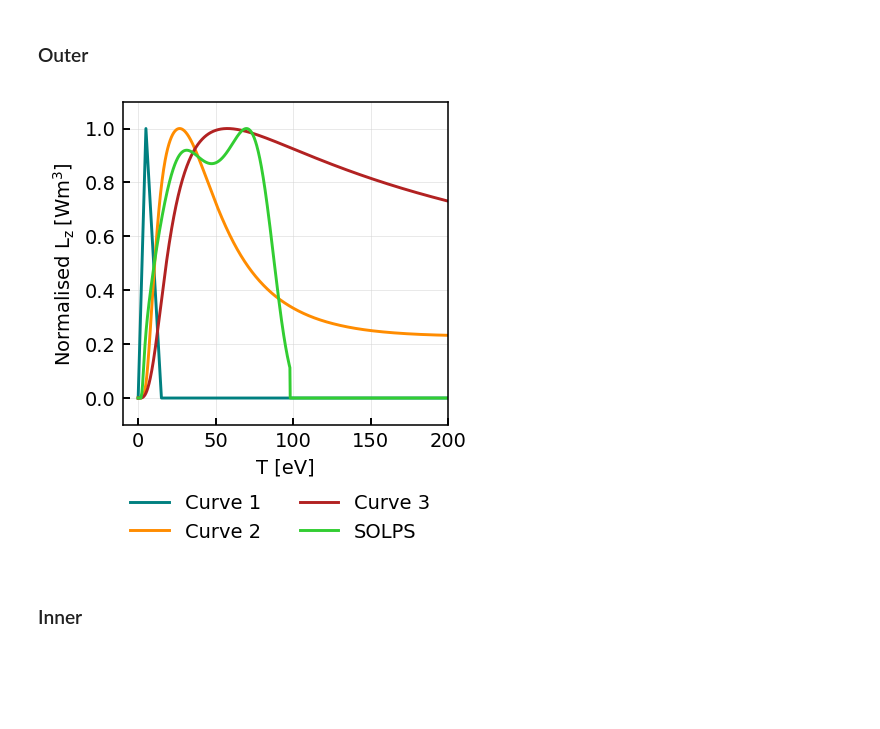
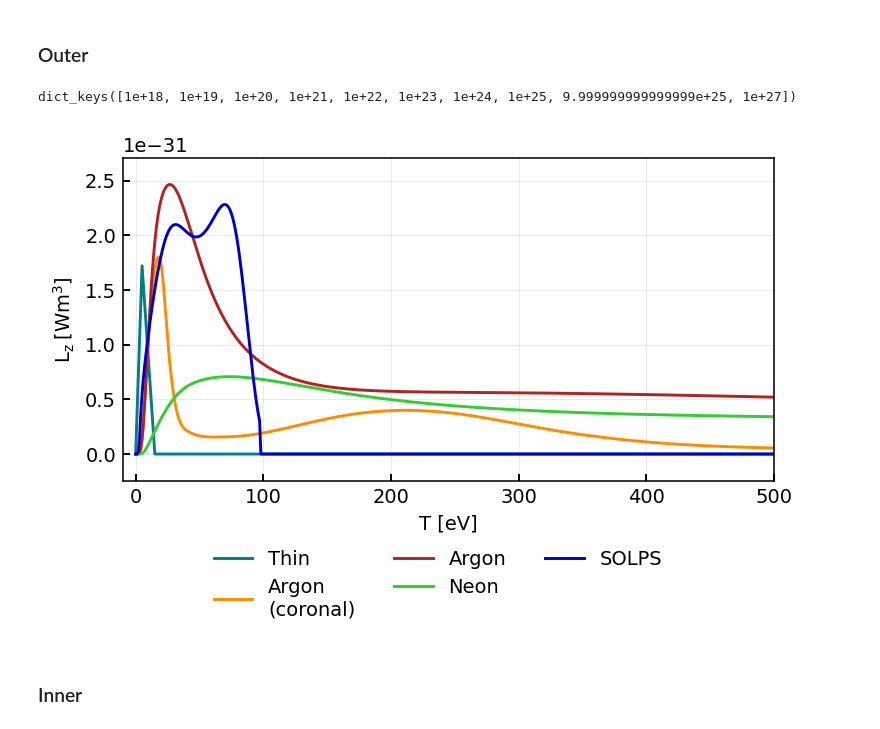
Before and after one commit to mikekryjak/notebooks, a Jupyter notebook: DLS/Paper/Wide radiation region analysis v3 WIP.ipynb, the cells around one changed output. Saved outputs shown, nothing was run; the diff lists cells and outputs as text; code cells hidden in the pictures; blank space fills up the shorter version.

```diff
--- a/DLS/Paper/Wide radiation region analysis v3 WIP.ipynb
+++ b/DLS/Paper/Wide radiation region analysis v3 WIP.ipynb
@@ -32,8 +33,8 @@ change_colors("default")
 # Read SOLPS case
 # %%
 balance_paths = {
-    "100MW_inner_arpuff" : r"C:\Users\mikek\OneDrive\Project\DLS\from ryoko\2024-11-05 - CDN V10 runs\V10_100MW_inner_ar_seed\step0_A5e21D1e24spr",
-    "100MW_innerar_midplanepuff" : r"C:\Users\mikek\OneDrive\Project\DLS\from ryoko\2024-11-05 - CDN V10 runs\V10_100MW_inner_ar_seed_impomp_puff\step2_Xomp20_A8e21D0p4e24sp50r",
+    "100MW_inner_arpuff" : r"C:\Users\Mike\OneDrive\Project\DLS\from ryoko\2024-11-05 - CDN V10 runs\V10_100MW_inner_ar_seed\step0_A5e21D1e24spr",
+    "100MW_innerar_midplanepuff" : r"C:\Users\Mike\OneDrive\Project\DLS\from ryoko\2024-11-05 - CDN V10 runs\V10_100MW_inner_ar_seed_impomp_puff\step2_Xomp20_A8e21D0p4e24sp50r",
 }
 
 store_slc = {}
@@ -105,7 +106,7 @@ for case in balance_paths:
 # Prepare cooling curves
 # %%
 curves = {}
-T = np.linspace(0, 200, 1000)
+T = np.linspace(0, 1000, 1000)
 # %% [markdown]
 ## radas
 # %%
@@ -203,35 +183,43 @@ def LfuncArParametricTriShoulder(T, x1 = 0, x2 = 60, height = 0.5):
 ## Compare curves
 # %% [markdown]
 ### Outer
+# %%
+curves["Ar"].keys()
+# %% [output]
+dict_keys([1e+18, 1e+19, 1e+20, 1e+21, 1e+22, 1e+23, 1e+24, 1e+25, 9.999999999999999e+25, 1e+27])
 # %%
+netau = 1e19
+
 curves["set_outer"] = {
-    "Curve 1" : lambda temp: LfuncArParametricTriShoulder(temp, x1 = 5, x2 = 15, height = 0),
-    "Curve 2" : curves["neTau"][1e16],
-    "Curve 3" : curves["neTau"][1e14],
+    "Thin" : lambda temp: LfuncArParametricTriShoulder(temp, x1 = 5, x2 = 15, height = 0),
+    # "Nitrogen 1e19" : curves["N"][netau],
+    "Argon\n(coronal)" : curves["Ar"][1e23],
+    "Argon" : curves["Ar"][netau],
+    "Neon" : curves["Ne"][netau],
     "SOLPS" : curves["extracted_outer"][sepadd_select["outer_lower"]],
-    # "neon" : LfuncKallenbach("Ne")
-    # "shoulder" : lambda temp: LfuncArParametricTriShoulder(temp, x1 = 23, x2 = 50, height = 0.27),
-    # "nitrogen" : lambda temp: LfuncKallenbach("N")(temp),
-    # "argon" : lambda temp: LfuncKallenbach("Ar")(temp),
-    # "neon" : lambda temp: LfuncKallenbach("Ne")(temp),
 
+    # "Curve 1" : lambda temp: LfuncArParametricTriShoulder(temp, x1 = 5, x2 = 15, height = 0),
+    # "Curve 2" : curves["Ar"][1e16*1e3],
+    # "Curve 3" : curves["Ar"][1e14*1e3],
+    # "SOLPS" : curves["extracted_outer"][sepadd_select["outer_lower"]],
 }
 
-fig, ax = plt.subplots(figsize = (3,3))
+fig, ax = plt.subplots(figsize = (6,3))
 
 
 for name, function in curves["set_outer"].items():
     Lz = [function(temp) for temp in T]
-    Lz = Lz/np.max(Lz)
+    # Lz = Lz/np.max(Lz)
     ax.plot(T, Lz, lw = 1.5, label = name)
 
 ax.set_xlabel("T [eV]")
-ax.set_ylabel(r"Normalised $L_z\ [W m^{3}]$")
-fig.legend(loc = "upper center", bbox_to_anchor = (0.5,-0.03), ncol = 2, frameon = False)
-ax.set_xlim(-10,200)
-fig.savefig(r"C:\Users\mikek\OneDrive\Project\Papers\DLS IOP Proceedings\Figures\FrontEffects_curves_outer.pdf", format = "pdf")
+ax.set_ylabel(r"$L_z\ [W m^{3}]$")
+fig.legend(loc = "upper center", bbox_to_anchor = (0.5,-0.03), ncol = 3, frameon = False)
+ax.set_xlim(-10,500)
+ax.grid()
+# fig.savefig(r"C:\Users\mikek\OneDrive\Project\Papers\DLS IOP Proceedings\Figures\FrontEffects_curves_outer.pdf", format = "pdf")
 # %% [output]
-[figure, old version]
+[figure, new version]
 # %% [markdown]
 ### Inner
 # %%
```
Also changed, not shown: parts of 72 cells of this notebook, 16 other files.
